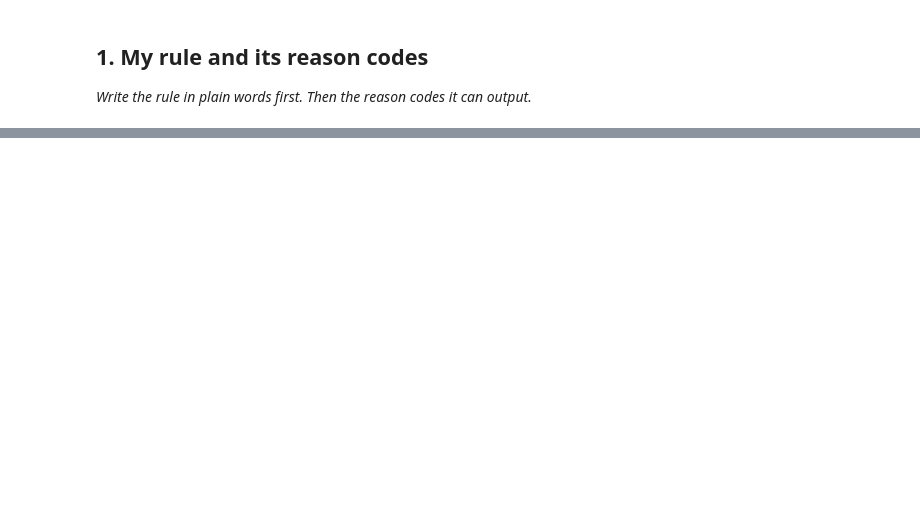
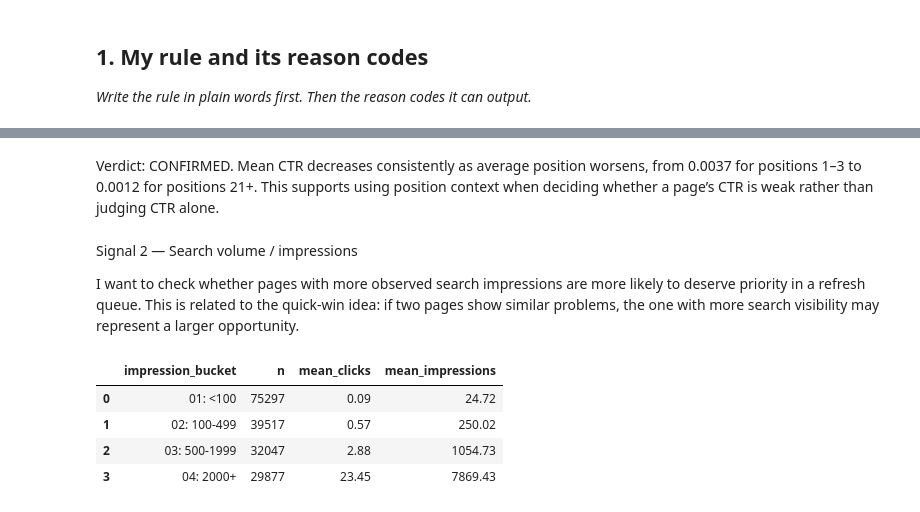
Before and after one commit to OmarAyman2005/flyrank-ml-internship, a Jupyter notebook: work/notebooks/w04_baseline_score.ipynb, the cells around one changed output, grey strips where cells are left out. Cells and saved outputs as stored; diff of their text form; code cells hidden in the pictures; blank space fills up the shorter version.

```diff
--- a/work/notebooks/w04_baseline_score.ipynb
+++ b/work/notebooks/w04_baseline_score.ipynb
@@ -8,0 +31,17 @@ This skeleton is yours to fill. Work the sections **in order** — each one has
+# %%
+con = duckdb.connect()
+
+con.execute(f"""
+CREATE OR REPLACE SECRET hf_secret (
+    TYPE huggingface,
+    TOKEN '{HF_TOKEN}'
+)
+""")
+
+MARCH_PATH = (
+    "hf://datasets/FlyRank/internship-warehouse/"
+    "fact_content_daily_performance/month=2026-03/*.parquet"
+)
+
+print("Warehouse connection ready.")
+print("Development month: 2026-03")
@@ -12,0 +105,48 @@ This skeleton is yours to fill. Work the sections **in order** — each one has
+# %% [markdown]
+Verdict: CONFIRMED. Mean CTR decreases consistently as average position worsens, from 0.0037 for positions 1–3 to 0.0012 for positions 21+. This supports using position context when deciding whether a page’s CTR is weak rather than judging CTR alone.
+# %% [markdown]
+Signal 2 — Search volume / impressions
+
+I want to check whether pages with more observed search impressions are more likely to deserve priority in a refresh queue. This is related to the quick-win idea: if two pages show similar problems, the one with more search visibility may represent a larger opportunity.
+# %%
+signal2 = con.sql(f"""
+WITH page_level AS (
+    SELECT
+        client_hash_id,
+        content_hash_id,
+        SUM(gsc_impressions) AS impressions,
+        SUM(gsc_clicks) AS clicks
+    FROM read_parquet('{MARCH_PATH}')
+    WHERE gsc_data_available IS TRUE
+    GROUP BY client_hash_id, content_hash_id
+),
+
+bucketed AS (
+    SELECT
+        *,
+        CASE
+            WHEN impressions < 100 THEN '01: <100'
+            WHEN impressions < 500 THEN '02: 100-499'
+            WHEN impressions < 2000 THEN '03: 500-1999'
+            ELSE '04: 2000+'
+        END AS impression_bucket
+    FROM page_level
+)
+
+SELECT
+    impression_bucket,
+    COUNT(*) AS n,
+    ROUND(AVG(clicks), 2) AS mean_clicks,
+    ROUND(AVG(impressions), 2) AS mean_impressions
+FROM bucketed
+GROUP BY 1
+ORDER BY 1
+""").df()
+
+signal2
+# %% [output]
+|  | impression_bucket | n | mean_clicks | mean_impressions |
+| 0 | 01: <100 | 75297 | 0.09 | 24.72 |
+| 1 | 02: 100-499 | 39517 | 0.57 | 250.02 |
+| 2 | 03: 500-1999 | 32047 | 2.88 | 1054.73 |
+| 3 | 04: 2000+ | 29877 | 23.45 | 7869.43 |
```
Also changed, not shown: parts of 20 cells of this notebook.
